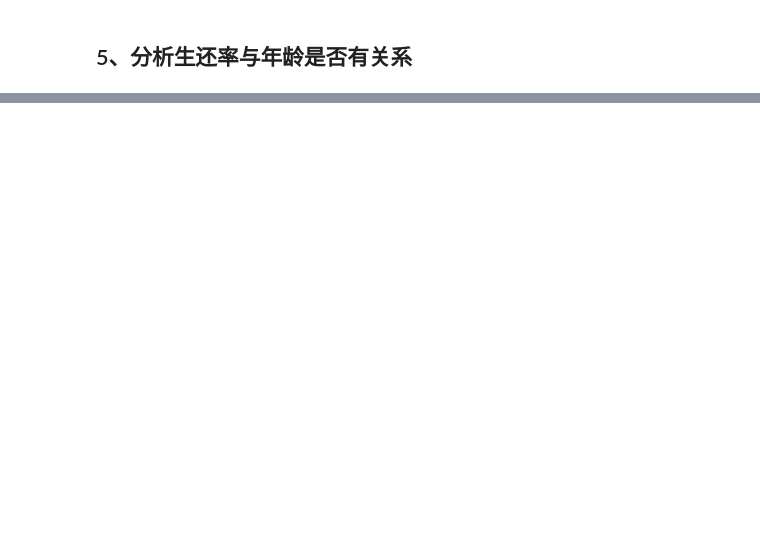
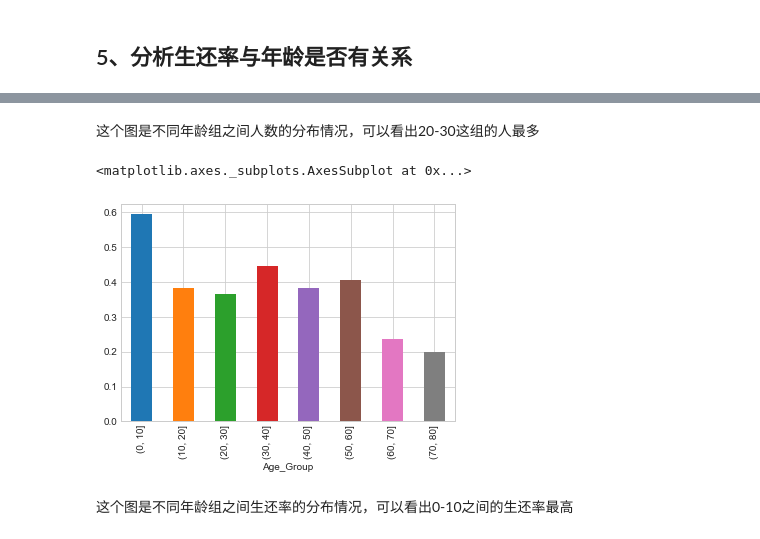
Before and after one commit to Srun01/Titanic_Analyze, a Jupyter notebook: titanic.ipynb, the cells around one changed output, grey strips where cells are left out. Drawn from its saved outputs; the diff is of its cells as text; code cells hidden in the pictures; blank space fills up the shorter version.

```diff
--- a/titanic.ipynb
+++ b/titanic.ipynb
@@ -141,0 +196,9 @@ survived_with_age.sum().plot()
+# %% [markdown]
+这个图是不同年龄组之间人数的分布情况，可以看出20-30这组的人最多
+# %%
+survived_with_age.mean().plot(kind="bar")
+# %% [output]
+<matplotlib.axes._subplots.AxesSubplot at 0x...>
+[figure, added]
+# %% [markdown]
+这个图是不同年龄组之间生还率的分布情况，可以看出0-10之间的生还率最高
```
Also changed, not shown: parts of 18 cells of this notebook, 1 other file.
